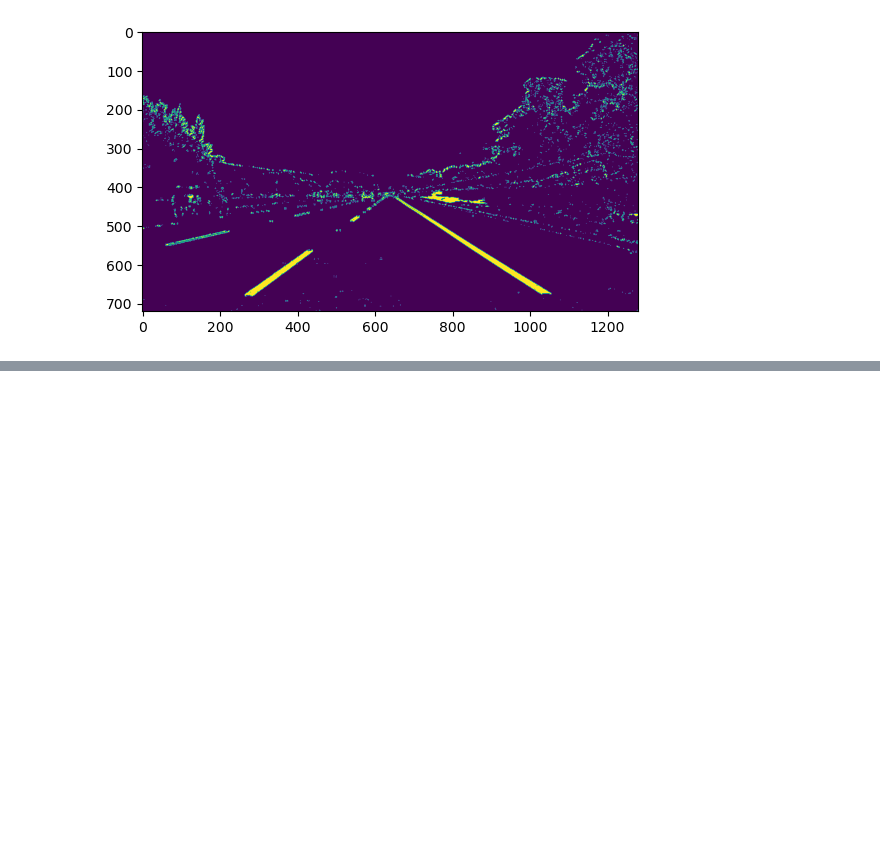
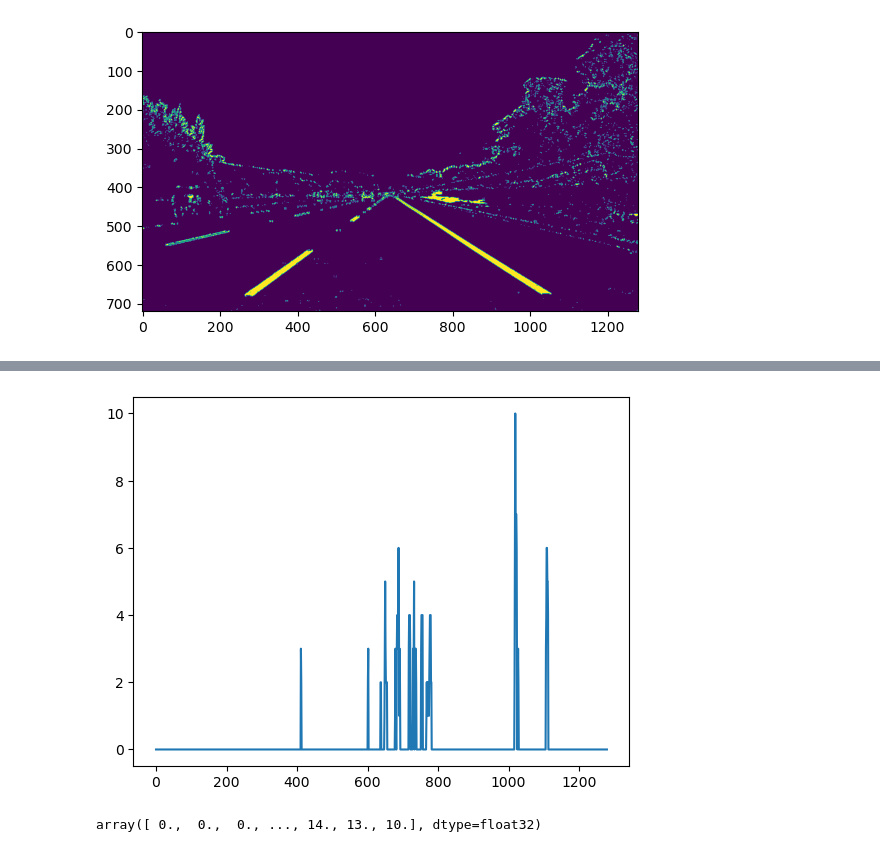
Before and after one commit to katyagikalo/lane_detection, a Jupyter notebook: baseline.ipynb, the cells around one changed output, grey strips where cells are left out. Saved outputs shown, nothing was run; the diff lists cells and outputs as text; code cells hidden in the pictures; blank space fills up the shorter version.

```diff
--- a/baseline.ipynb
+++ b/baseline.ipynb
@@ -635,7 +532,7 @@ def create_curved_histogram(name):
                 [850, 720]
                 ])
 
-    curved_image = mpimg.imread(f'./curved_line_pictures/{name}.jpg')
+    curved_image = mpimg.imread(f'./test_images_UNUSED/{name}.jpg')
 
     curved_birdseye_result = image_to_birds_eye(curved_image, source_points)
 
@@ -648,10 +545,20 @@ def create_curved_histogram(name):
     #                             norm_type=cv.NORM_MINMAX) # normalization type
     plt.figure()
     plt.plot(histogram)
-    plt.savefig(f'./curved_line_histograms/{name}.png')
+    #plt.savefig(f'./curved_line_histograms/{name}.png')
 
-    with open(f'./curved_line_histograms_pickled/{name}.pickle', 'wb') as handle:
-        pickle.dump(histogram, handle, protocol=pickle.HIGHEST_PROTOCOL)
+    #with open(f'./curved_line_histograms_pickled/{name}.pickle', 'wb') as handle:
+    #    pickle.dump(histogram, handle, protocol=pickle.HIGHEST_PROTOCOL)
+
+    return histogram
+# %%
+hist = create_curved_histogram("Right Curve 1")
+# %% [output]
+[figure, added]
+# %%
+hist
+# %% [output]
+array([ 0.,  0.,  0., ..., 14., 13., 10.], dtype=float32)
 # %%
 def create_curved_histograms_from_archive():
     #left curve
```
Also changed, not shown: parts of 16 cells of this notebook.
